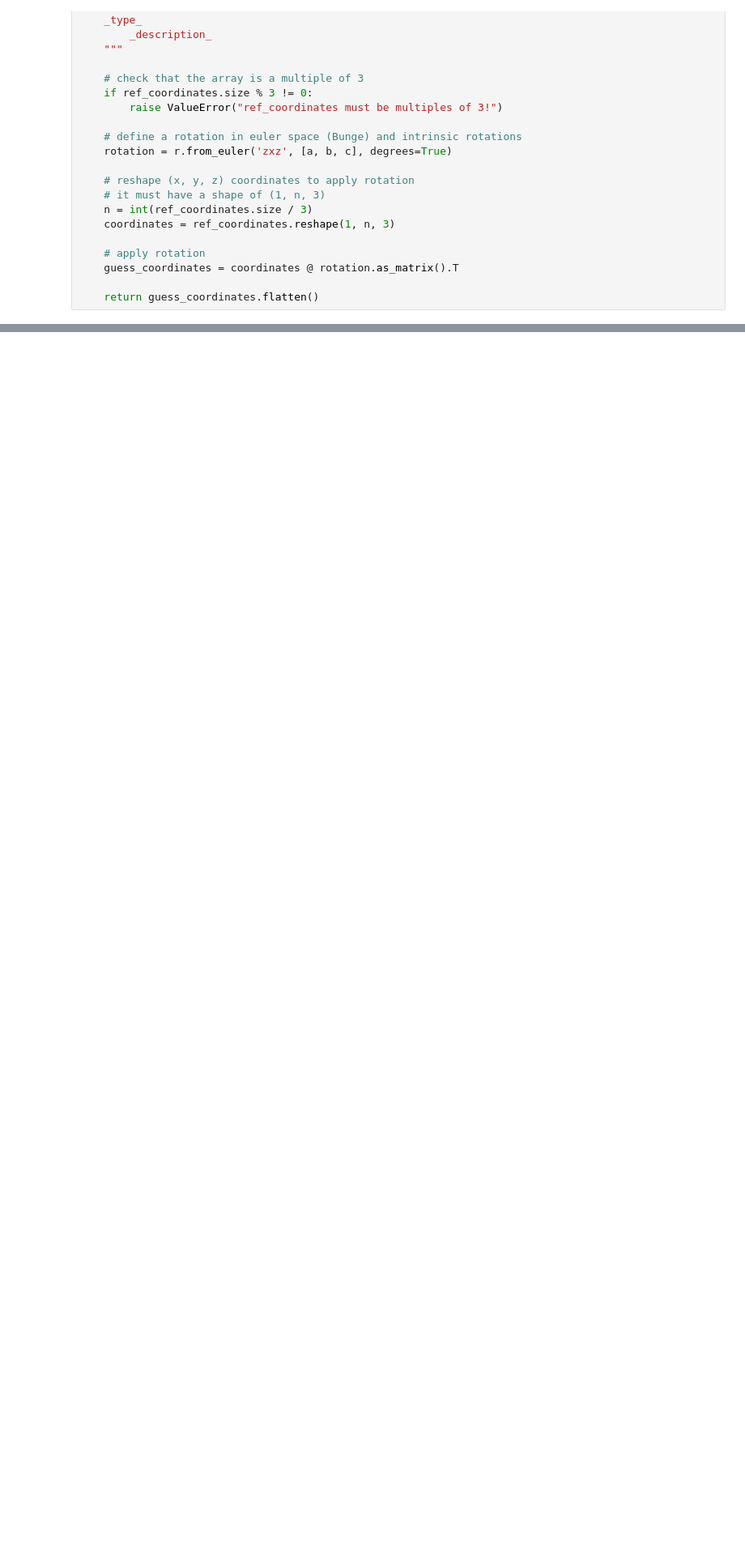
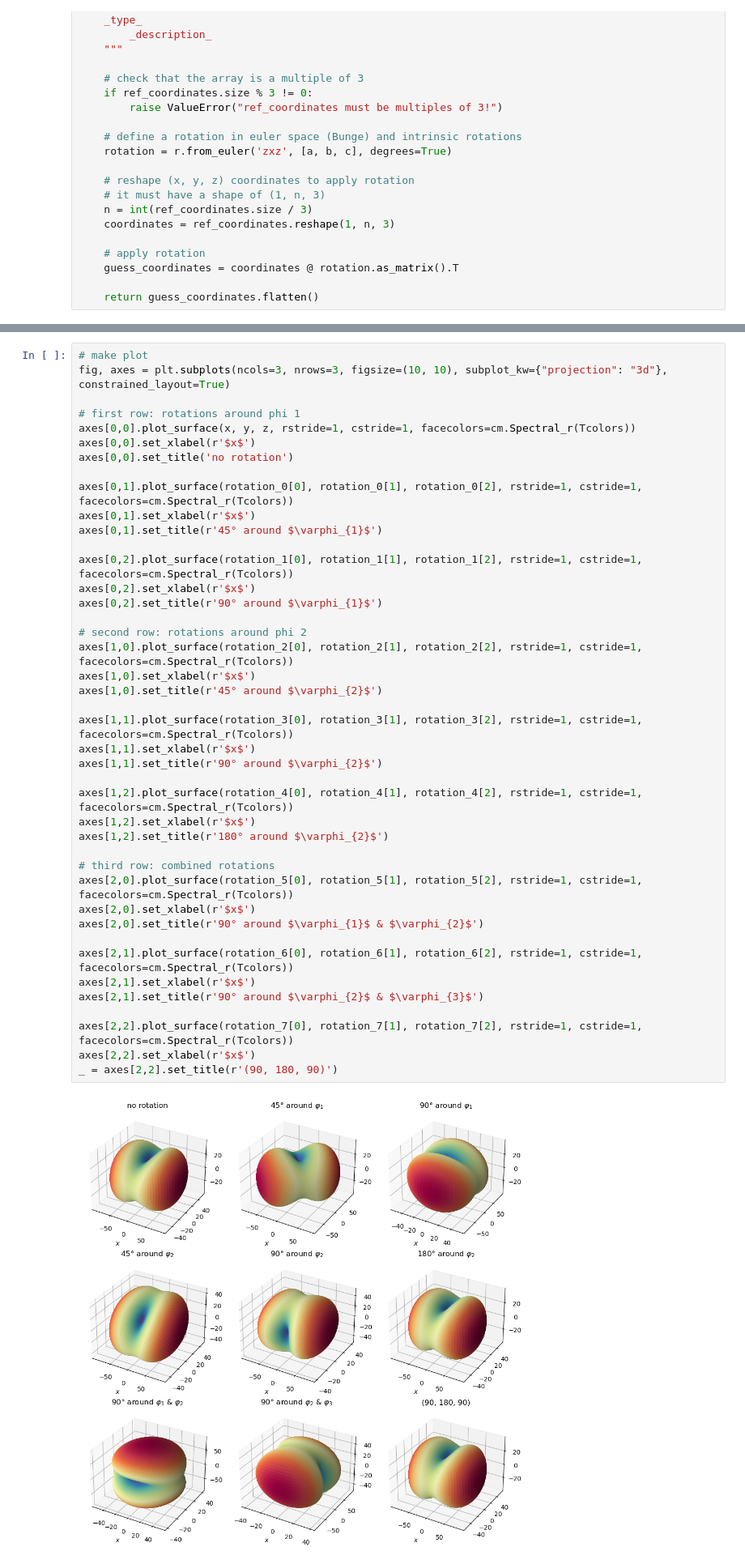
Before and after one commit to bertopadron/FTIR-EBSD, a Jupyter notebook: notebooks2learn/minimization_procedure.ipynb, the cells around one changed output, grey strips where cells are left out. Shown at 81% size. Saved outputs shown, nothing was run; the diff lists cells and outputs as text; blank space fills up the shorter version.

```diff
--- a/notebooks2learn/minimization_procedure.ipynb
+++ b/notebooks2learn/minimization_procedure.ipynb
@@ -82,3 +210,47 @@ def func(ref_coordinates, a, b, c):
+# %%
+# make plot
+fig, axes = plt.subplots(ncols=3, nrows=3, figsize=(10, 10), subplot_kw={"projection": "3d"}, constrained_layout=True)
+
+# first row: rotations around phi 1
+axes[0,0].plot_surface(x, y, z, rstride=1, cstride=1, facecolors=cm.Spectral_r(Tcolors))
+axes[0,0].set_xlabel(r'$x$')
+axes[0,0].set_title('no rotation')
+
+axes[0,1].plot_surface(rotation_0[0], rotation_0[1], rotation_0[2], rstride=1, cstride=1, facecolors=cm.Spectral_r(Tcolors))
+axes[0,1].set_xlabel(r'$x$')
+axes[0,1].set_title(r'45° around $\varphi_{1}$')
+
+axes[0,2].plot_surface(rotation_1[0], rotation_1[1], rotation_1[2], rstride=1, cstride=1, facecolors=cm.Spectral_r(Tcolors))
+axes[0,2].set_xlabel(r'$x$')
+axes[0,2].set_title(r'90° around $\varphi_{1}$')
+
+# second row: rotations around phi 2
+axes[1,0].plot_surface(rotation_2[0], rotation_2[1], rotation_2[2], rstride=1, cstride=1, facecolors=cm.Spectral_r(Tcolors))
+axes[1,0].set_xlabel(r'$x$')
+axes[1,0].set_title(r'45° around $\varphi_{2}$')
+
+axes[1,1].plot_surface(rotation_3[0], rotation_3[1], rotation_3[2], rstride=1, cstride=1, facecolors=cm.Spectral_r(Tcolors))
+axes[1,1].set_xlabel(r'$x$')
+axes[1,1].set_title(r'90° around $\varphi_{2}$')
+
+axes[1,2].plot_surface(rotation_4[0], rotation_4[1], rotation_4[2], rstride=1, cstride=1, facecolors=cm.Spectral_r(Tcolors))
+axes[1,2].set_xlabel(r'$x$')
+axes[1,2].set_title(r'180° around $\varphi_{2}$')
+
+# third row: combined rotations
+axes[2,0].plot_surface(rotation_5[0], rotation_5[1], rotation_5[2], rstride=1, cstride=1, facecolors=cm.Spectral_r(Tcolors))
+axes[2,0].set_xlabel(r'$x$')
+axes[2,0].set_title(r'90° around $\varphi_{1}$ & $\varphi_{2}$')
+
+axes[2,1].plot_surface(rotation_6[0], rotation_6[1], rotation_6[2], rstride=1, cstride=1, facecolors=cm.Spectral_r(Tcolors))
+axes[2,1].set_xlabel(r'$x$')
+axes[2,1].set_title(r'90° around $\varphi_{2}$ & $\varphi_{3}$')
+
+axes[2,2].plot_surface(rotation_7[0], rotation_7[1], rotation_7[2], rstride=1, cstride=1, facecolors=cm.Spectral_r(Tcolors))
+axes[2,2].set_xlabel(r'$x$')
+_ = axes[2,2].set_title(r'(90, 180, 90)')
+# %% [output]
+[figure, added]
 # %% [markdown]
 ## Tests using exact solutions (no errors in the datapoints)
 
```
Also changed, not shown: parts of 6 cells of this notebook, 1 other file.
